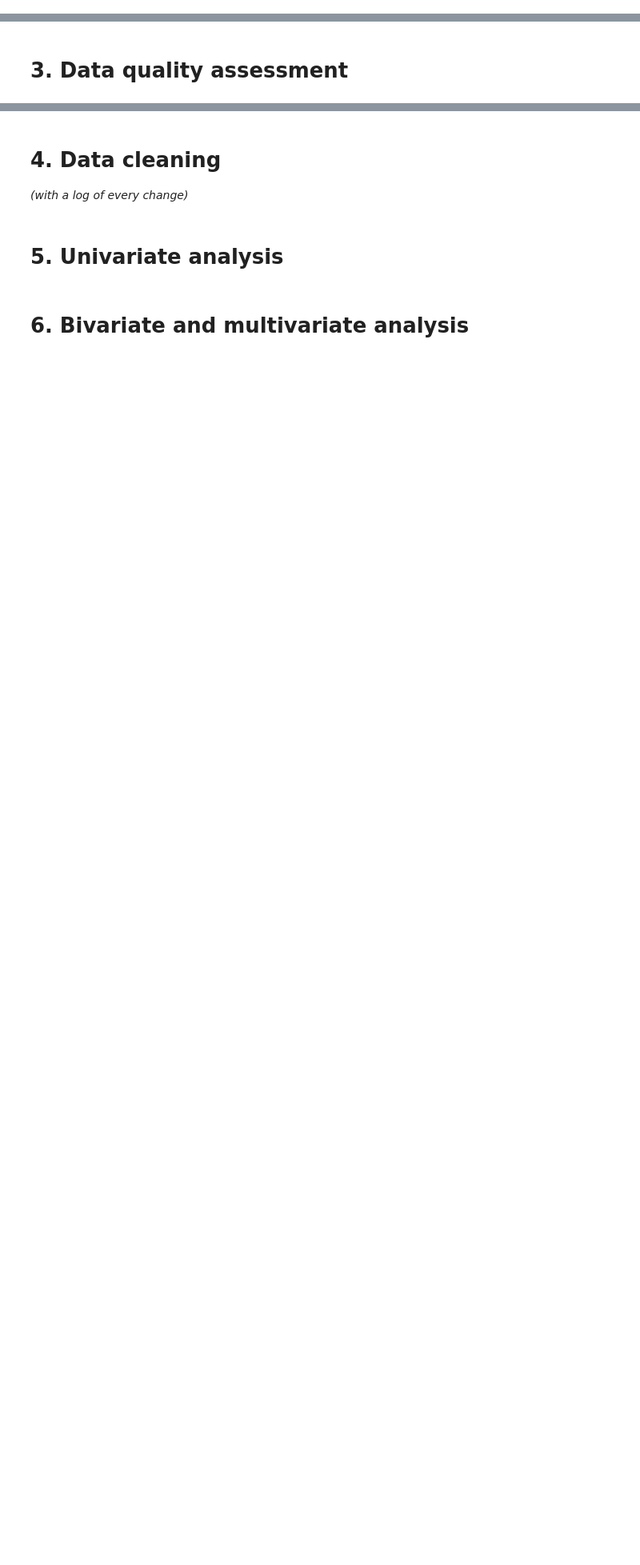
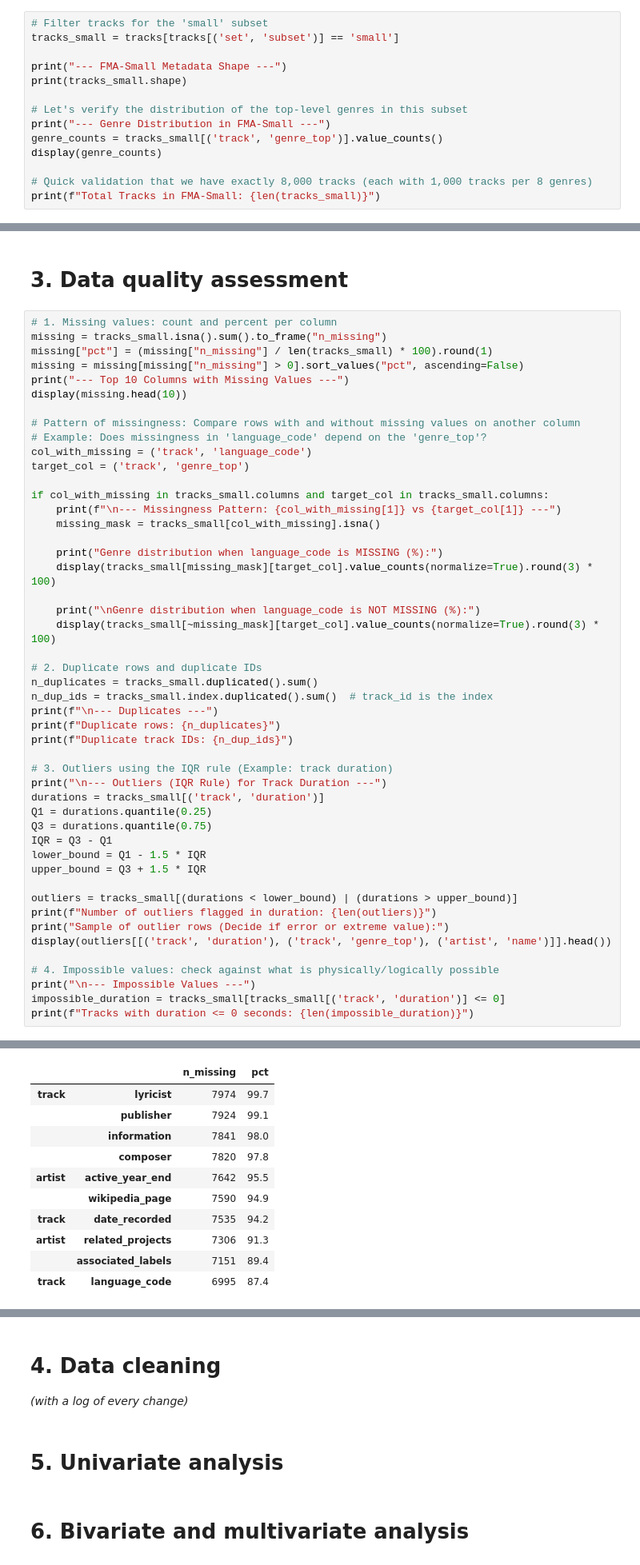
Before and after one commit to daqhi/Music-Genre-Classification, a Jupyter notebook: music_genre_classification.ipynb, the cells around one changed output, grey strips where cells are left out. Shown at 80% size. Cells and saved outputs as stored; diff of their text form; blank space fills up the shorter version.

```diff
--- a/music_genre_classification.ipynb
+++ b/music_genre_classification.ipynb
@@ -114,0 +142,14 @@ NameError: name 'os' is not defined
+# %%
+# Filter tracks for the 'small' subset
+tracks_small = tracks[tracks[('set', 'subset')] == 'small']
+
+print("--- FMA-Small Metadata Shape ---")
+print(tracks_small.shape)
+
+# Let's verify the distribution of the top-level genres in this subset
+print("--- Genre Distribution in FMA-Small ---")
+genre_counts = tracks_small[('track', 'genre_top')].value_counts()
+display(genre_counts)
+
+# Quick validation that we have exactly 8,000 tracks (each with 1,000 tracks per 8 genres)
+print(f"Total Tracks in FMA-Small: {len(tracks_small)}")
@@ -115,2 +189,51 @@ NameError: name 'os' is not defined
 # %% [markdown]
 # 3. Data quality assessment
+# %%
+# 1. Missing values: count and percent per column
+missing = tracks_small.isna().sum().to_frame("n_missing")
+missing["pct"] = (missing["n_missing"] / len(tracks_small) * 100).round(1)
+missing = missing[missing["n_missing"] > 0].sort_values("pct", ascending=False)
+print("--- Top 10 Columns with Missing Values ---")
+display(missing.head(10))
+
+# Pattern of missingness: Compare rows with and without missing values on another column
+# Example: Does missingness in 'language_code' depend on the 'genre_top'?
+col_with_missing = ('track', 'language_code')
+target_col = ('track', 'genre_top')
+
+if col_with_missing in tracks_small.columns and target_col in tracks_small.columns:
+    print(f"\n--- Missingness Pattern: {col_with_missing[1]} vs {target_col[1]} ---")
+    missing_mask = tracks_small[col_with_missing].isna()
+
+    print("Genre distribution when language_code is MISSING (%):")
+    display(tracks_small[missing_mask][target_col].value_counts(normalize=True).round(3) * 100)
+
+    print("\nGenre distribution when language_code is NOT MISSING (%):")
+    display(tracks_small[~missing_mask][target_col].value_counts(normalize=True).round(3) * 100)
+
+# 2. Duplicate rows and duplicate IDs
+n_duplicates = tracks_small.duplicated().sum()
+n_dup_ids = tracks_small.index.duplicated().sum()  # track_id is the index
+print(f"\n--- Duplicates ---")
+print(f"Duplicate rows: {n_duplicates}")
+print(f"Duplicate track IDs: {n_dup_ids}")
+
+# 3. Outliers using the IQR rule (Example: track duration)
+print("\n--- Outliers (IQR Rule) for Track Duration ---")
+durations = tracks_small[('track', 'duration')]
+Q1 = durations.quantile(0.25)
+Q3 = durations.quantile(0.75)
+IQR = Q3 - Q1
+lower_bound = Q1 - 1.5 * IQR
+upper_bound = Q3 + 1.5 * IQR
+
+outliers = tracks_small[(durations < lower_bound) | (durations > upper_bound)]
+print(f"Number of outliers flagged in duration: {len(outliers)}")
+print("Sample of outlier rows (Decide if error or extreme value):")
+display(outliers[[('track', 'duration'), ('track', 'genre_top'), ('artist', 'name')]].head())
+
+# 4. Impossible values: check against what is physically/logically possible
+print("\n--- Impossible Values ---")
+impossible_duration = tracks_small[tracks_small[('track', 'duration')] <= 0]
+print(f"Tracks with duration <= 0 seconds: {len(impossible_duration)}")
+# %% [output]
@@ -116,0 +241,11 @@ NameError: name 'os' is not defined
+|  |  | n_missing | pct |
+| track | lyricist | 7974 | 99.7 |
+|  | publisher | 7924 | 99.1 |
+|  | information | 7841 | 98.0 |
+|  | composer | 7820 | 97.8 |
+| artist | active_year_end | 7642 | 95.5 |
+|  | wikipedia_page | 7590 | 94.9 |
+| track | date_recorded | 7535 | 94.2 |
+| artist | related_projects | 7306 | 91.3 |
+|  | associated_labels | 7151 | 89.4 |
+| track | language_code | 6995 | 87.4 |
```
Also changed, not shown: parts of 5 cells of this notebook.
